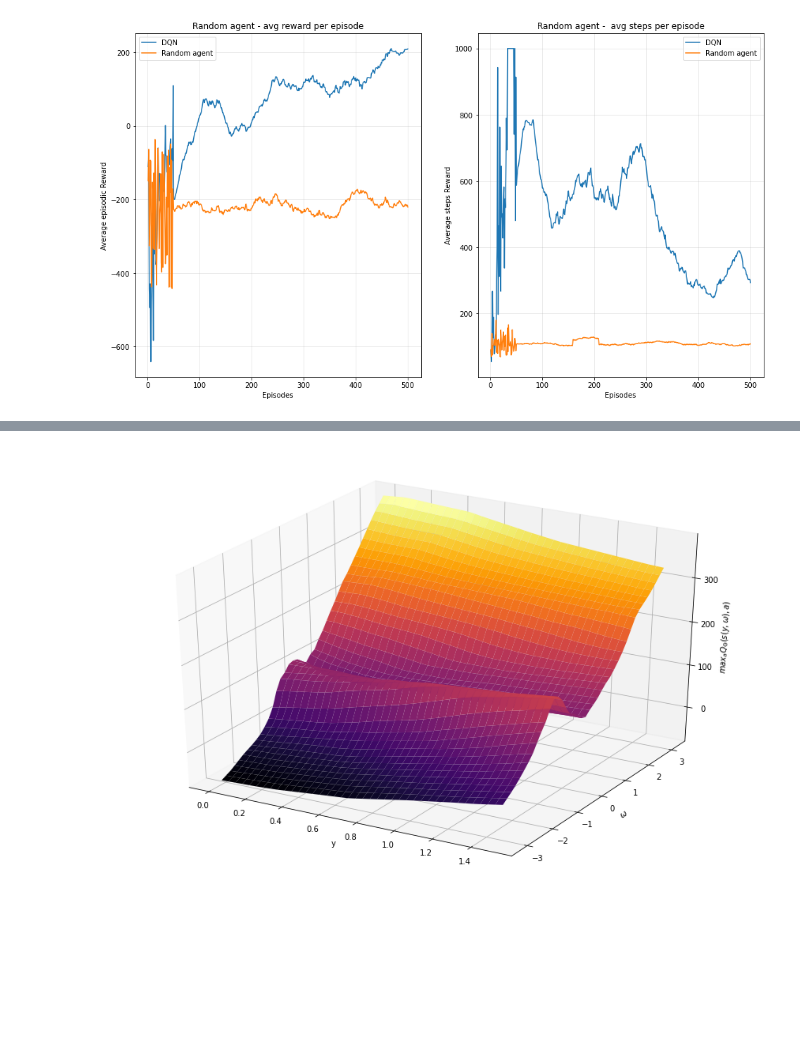
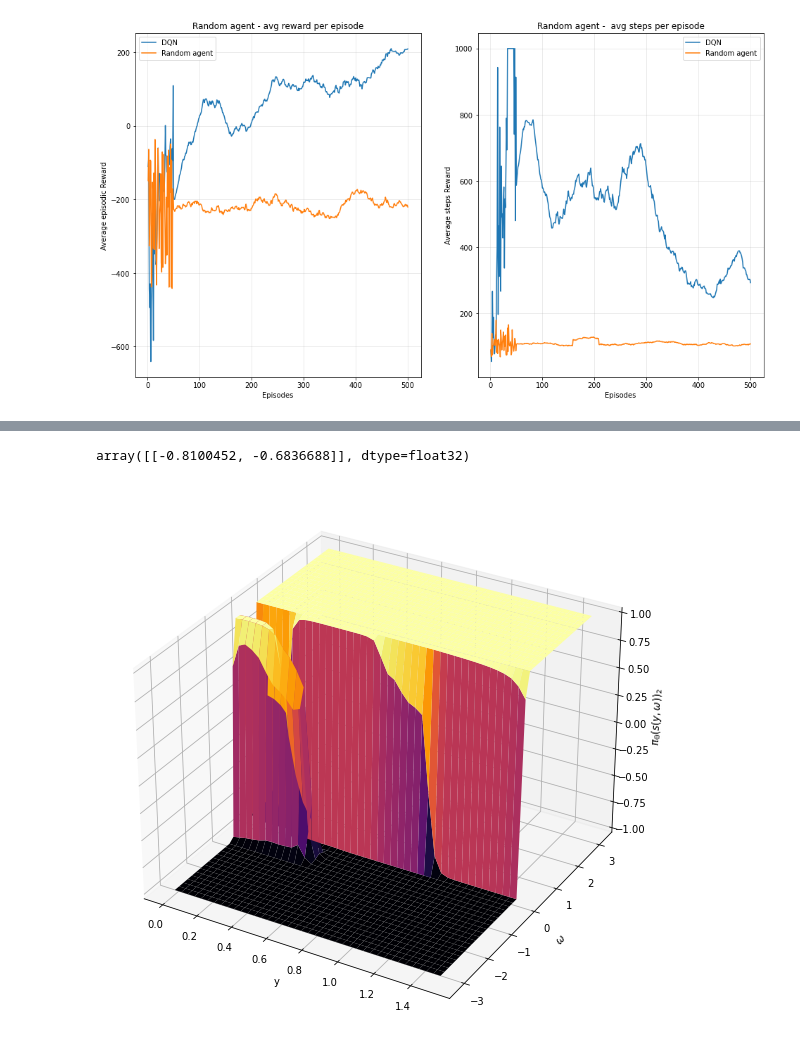
Before and after one commit to anirudhseth/Reinforcement-Learning-Basics, a Jupyter notebook: lab2/problem2/Plots.ipynb, the cells around one changed output, grey strips where cells are left out. Saved outputs shown, nothing was run; the diff lists cells and outputs as text; code cells hidden in the pictures; blank space fills up the shorter version.

```diff
--- a/lab2/problem2/Plots.ipynb
+++ b/lab2/problem2/Plots.ipynb
@@ -152,0 +144,6 @@ Neural_Network(
+# %%
+actor = Actor(state_dim, action_dim, max_action)
+critic = Critic(state_dim, action_dim)
+# %%
+actor.load_state_dict(torch.load('./neural-network-2-actor_state_dict.pth'))
+critic.load_state_dict(torch.load('./neural-network-2-critic_state_dict.pth'))
@@ -152,0 +152,3 @@ Neural_Network(
+# %%
+      state = np.asarray([0,0,0,0,0,0,0,0])
+      state_tensor = torch.from_numpy(state).float().unsqueeze(0)
@@ -152,0 +159,30 @@ Neural_Network(
+# %%
+
+from mpl_toolkits.mplot3d import Axes3D
+fig = plt.figure(figsize=(15,10))
+
+def fun(x, y):
+    z=[]
+    for i in range(x.shape[0]):
+
+      state = np.asarray([0,x[i],0,0,y[i],0,0,0])
+      state_tensor = torch.from_numpy(state).float().unsqueeze(0)
+      z.append(critic(state_tensor,actor(state_tensor)).detach().numpy()[0][0])
+    return z
+
+# fig = plt.figure()
+
+meshsize=40
+x = np.linspace(0, 1.5, num=meshsize)
+y = np.linspace(-np.pi, np.pi, num=meshsize)
+X, Y = np.meshgrid(x, y)
+zs = np.array(fun(np.ravel(X), np.ravel(Y)))
+Z = zs.reshape(X.shape)
+ax = plt.axes(projection='3d')
+ax.plot_surface(X, Y, Z,cmap='inferno')
+
+ax.set_xlabel('y')
+ax.set_ylabel('$\omega$')
+ax.set_zlabel('$Q_{\omega}(s(y,\omega),\pi_{\Theta}(s(y,\omega)))$')
+
+plt.show()
@@ -153,32 +191,35 @@ Neural_Network(
+# %%
+actor(state_tensor).detach().numpy()
+# %% [output]
+array([[-0.8100452, -0.6836688]], dtype=float32)
 # %%
-
 from mpl_toolkits.mplot3d import Axes3D
 fig = plt.figure(figsize=(15,10))
 
 def fun(x, y):
     z=[]
     for i in range(x.shape[0]):
 
       state = np.asarray([0,x[i],0,0,y[i],0,0,0])
       state_tensor = torch.from_numpy(state).float().unsqueeze(0)
-      z.append(np.max(net(state_tensor).detach().numpy()))
+      z.append(actor(state_tensor).detach().numpy()[0][1])
     return z
 
 # fig = plt.figure()
 
 meshsize=40
 x = np.linspace(0, 1.5, num=meshsize)
 y = np.linspace(-np.pi, np.pi, num=meshsize)
 X, Y = np.meshgrid(x, y)
 zs = np.array(fun(np.ravel(X), np.ravel(Y)))
 Z = zs.reshape(X.shape)
 ax = plt.axes(projection='3d')
 ax.plot_surface(X, Y, Z,cmap='inferno')
 
 ax.set_xlabel('y')
 ax.set_ylabel('$\omega$')
-ax.set_zlabel('$max_aQ_{\Theta}(s(y,\omega),a)$')
+ax.set_zlabel('$\pi_{\Theta}(s(y,\omega))_2$')
 
 plt.show()
 # %% [output]
-[figure, old version]
+[figure, new version]
```
Also changed, not shown: parts of 8 cells of this notebook.
